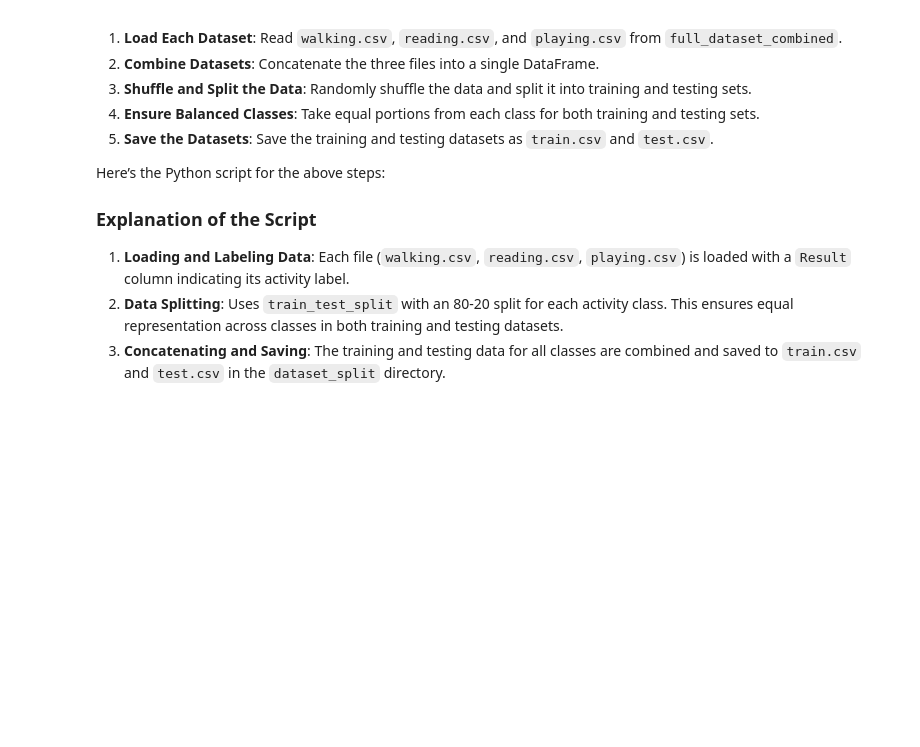
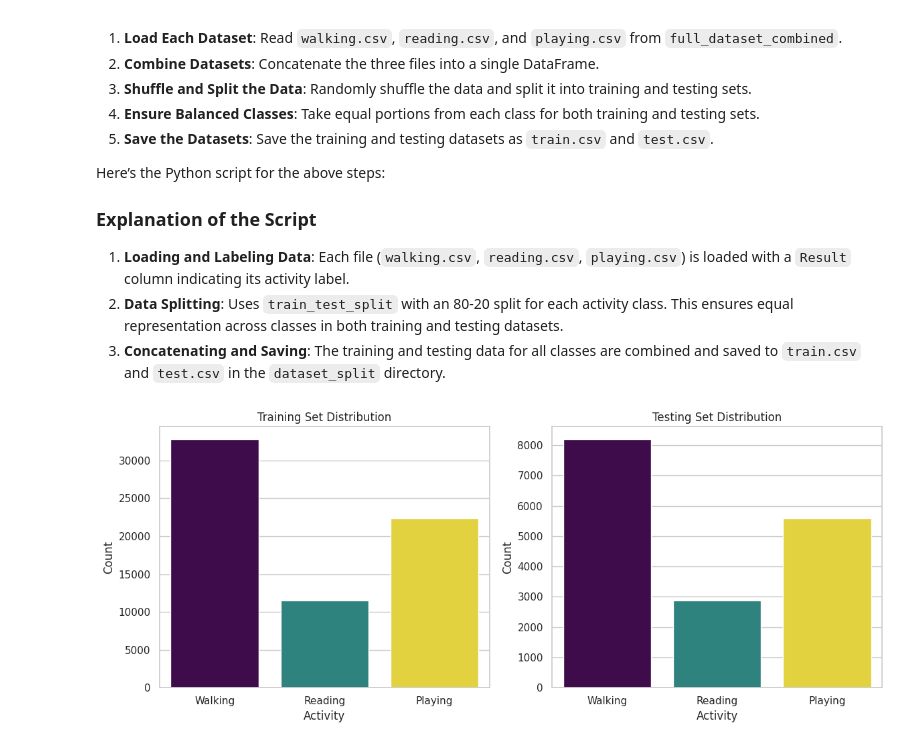
Before and after one commit to Vykp00/SeeTrue-AI, a Jupyter notebook: data_processing/3_create_train_test_data.ipynb, the cells around one changed output. Cells and saved outputs as stored; diff of their text form; code cells hidden in the pictures; blank space fills up the shorter version.

Commit message:
add graph

```diff
--- a/data_processing/3_create_train_test_data.ipynb
+++ b/data_processing/3_create_train_test_data.ipynb
@@ -85,3 +87,40 @@ test_data = pd.concat(test_data, ignore_index=True)
 # Save train and test datasets
 train_data.to_csv(os.path.join(output_folder, 'train.csv'), index=False)
 test_data.to_csv(os.path.join(output_folder, 'test.csv'), index=False)
+# %%
+# Data visualization
+train_data = pd.read_csv(os.path.join(DATA_SPLIT_PATH, 'train.csv'))
+test_data = pd.read_csv(os.path.join(DATA_SPLIT_PATH, 'test.csv'))
+# %%
+import seaborn as sns
+import matplotlib.pyplot as plt
+# Map activity labels for better readability in the plots
+activity_map = {1: 'Walking', 2: 'Reading', 3: 'Playing'}
+train_data['Activity'] = train_data['Result'].map(activity_map)
+test_data['Activity'] = test_data['Result'].map(activity_map)
+
+# Set up the plotting style
+sns.set_theme(style="whitegrid")
+
+# Plot the distribution for the training set
+plt.figure(figsize=(12, 5))
+
+# Training set distribution
+plt.subplot(1, 2, 1)
+sns.countplot(data=train_data, x='Activity', palette='viridis', hue='Result', legend=False)
+plt.title('Training Set Distribution')
+plt.xlabel('Activity')
+plt.ylabel('Count')
+
+# Testing set distribution
+plt.subplot(1, 2, 2)
+sns.countplot(data=test_data, x='Activity', palette='viridis', hue='Result', legend=False)
+plt.title('Testing Set Distribution')
+plt.xlabel('Activity')
+plt.ylabel('Count')
+
+# Show the plot
+plt.tight_layout()
+plt.show()
+# %% [output]
+[figure, added]
```
Also changed, not shown: parts of 3 cells of this notebook.
